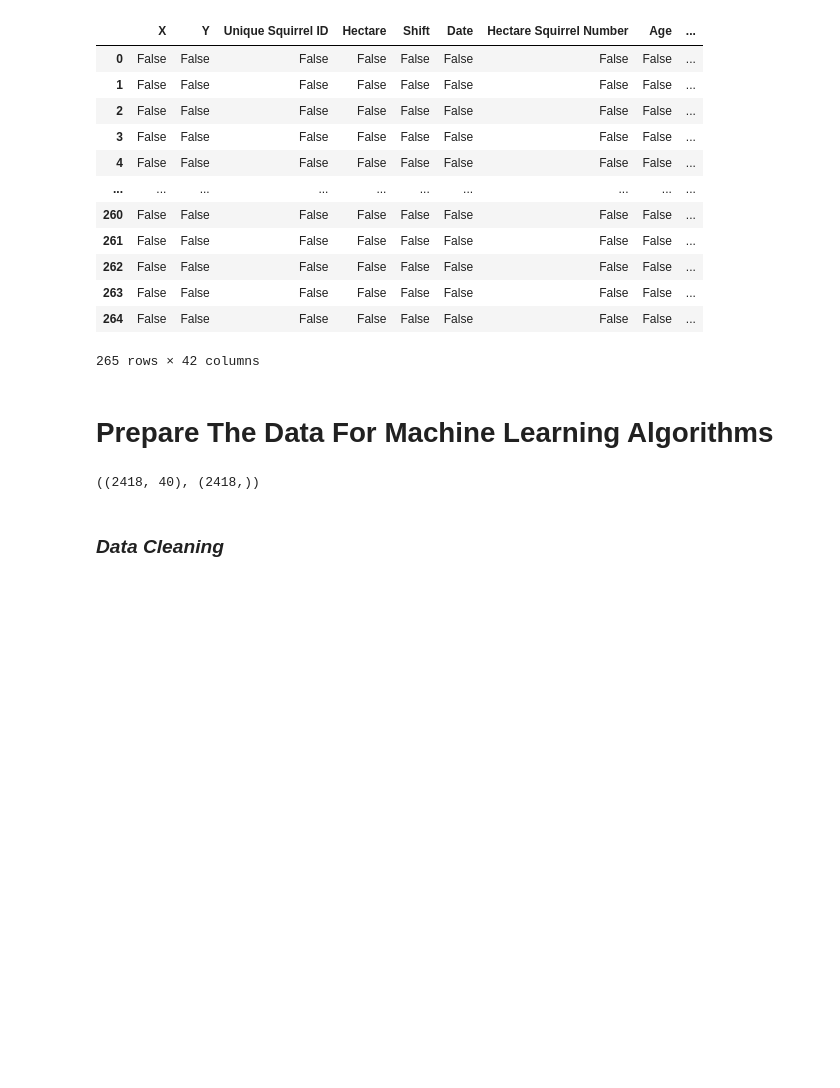
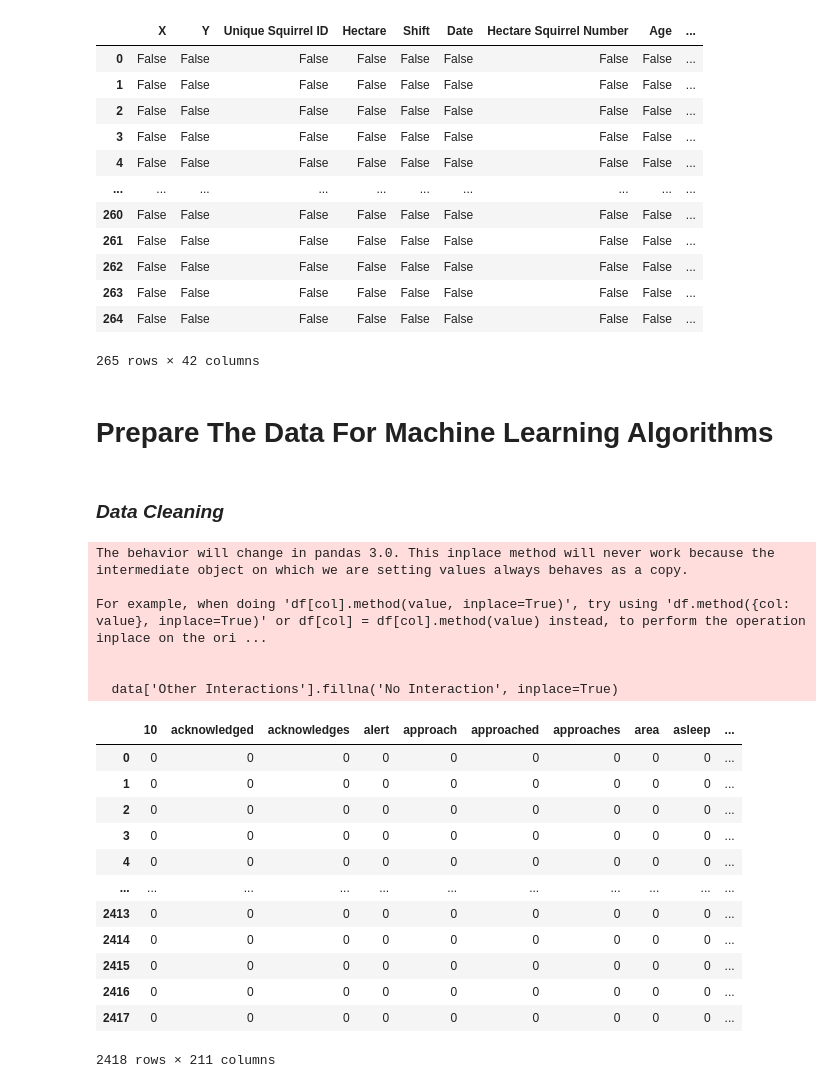
Before and after one commit to coleaydelotte/Nutosis, a Jupyter notebook: Nutosis.ipynb, the cells around one changed output. Cells and saved outputs as stored; diff of their text form; code cells hidden in the pictures; blank space fills up the shorter version.

```diff
--- a/Nutosis.ipynb
+++ b/Nutosis.ipynb
@@ -305,11 +311,46 @@ bad_rows
 265 rows × 42 columns
 # %% [markdown]
 # **Prepare The Data For Machine Learning Algorithms**
-# %%
-X = train_set.drop("Diseased", axis=1)
-y = train_set["Diseased"].copy()
-X.shape, y.shape
-# %% [output]
-((2418, 40), (2418,))
 # %% [markdown]
 ### *Data Cleaning*
+# %%
+from sklearn.model_selection import train_test_split
+from sklearn.preprocessing import StandardScaler, OneHotEncoder
+from sklearn.linear_model import LogisticRegression
+from sklearn.ensemble import RandomForestClassifier
+from sklearn.svm import SVC
+from sklearn.feature_extraction.text import CountVectorizer, TfidfVectorizer
+
+# Text extraction, extraction from the column: `'Other Interactions'`
+data['Other Interactions'].fillna('No Interaction', inplace=True)
+data['Other Interactions'] = data['Other Interactions'].apply(lambda x: x.lower())
+cv = CountVectorizer(stop_words='english')
+tfidf = TfidfVectorizer(stop_words='english')
+X = cv.fit_transform(data['Other Interactions'])
+X_tfidf = tfidf.fit_transform(data['Other Interactions'])
+
+# Convert to dense DataFrame
+X_df = pd.DataFrame(X.toarray(), columns=cv.get_feature_names_out())
+X_tfidf_df = pd.DataFrame(X_tfidf.toarray(), columns=tfidf.get_feature_names_out())
+X_df.head(), X_tfidf_df.head()
+X_df
+# %% [output]
+The behavior will change in pandas 3.0. This inplace method will never work because the intermediate object on which we are setting values always behaves as a copy.
+
+For example, when doing 'df[col].method(value, inplace=True)', try using 'df.method({col: value}, inplace=True)' or df[col] = df[col].method(value) instead, to perform the operation inplace on the ori ...
+
+
+  data['Other Interactions'].fillna('No Interaction', inplace=True)
+|  | 10 | acknowledged | acknowledges | alert | approach | approached | approaches | area | asleep | ... |
+| 0 | 0 | 0 | 0 | 0 | 0 | 0 | 0 | 0 | 0 | ... |
+| 1 | 0 | 0 | 0 | 0 | 0 | 0 | 0 | 0 | 0 | ... |
+| 2 | 0 | 0 | 0 | 0 | 0 | 0 | 0 | 0 | 0 | ... |
+| 3 | 0 | 0 | 0 | 0 | 0 | 0 | 0 | 0 | 0 | ... |
+| 4 | 0 | 0 | 0 | 0 | 0 | 0 | 0 | 0 | 0 | ... |
+| ... | ... | ... | ... | ... | ... | ... | ... | ... | ... | ... |
+| 2413 | 0 | 0 | 0 | 0 | 0 | 0 | 0 | 0 | 0 | ... |
+| 2414 | 0 | 0 | 0 | 0 | 0 | 0 | 0 | 0 | 0 | ... |
+| 2415 | 0 | 0 | 0 | 0 | 0 | 0 | 0 | 0 | 0 | ... |
+| 2416 | 0 | 0 | 0 | 0 | 0 | 0 | 0 | 0 | 0 | ... |
+| 2417 | 0 | 0 | 0 | 0 | 0 | 0 | 0 | 0 | 0 | ... |
+2418 rows × 211 columns
```
Also changed, not shown: parts of 7 cells of this notebook.
